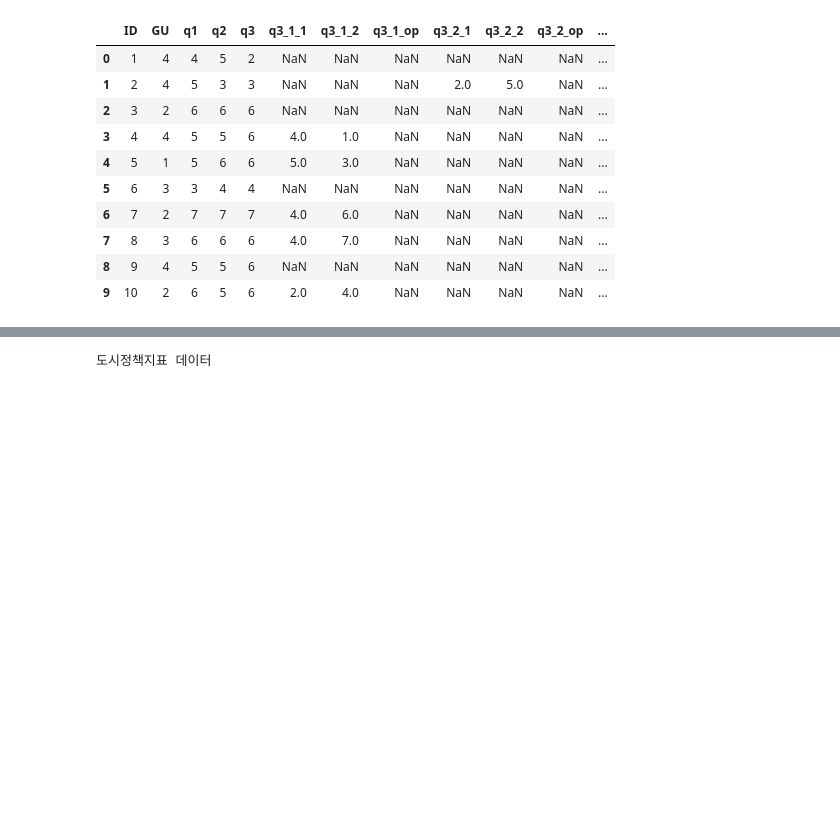
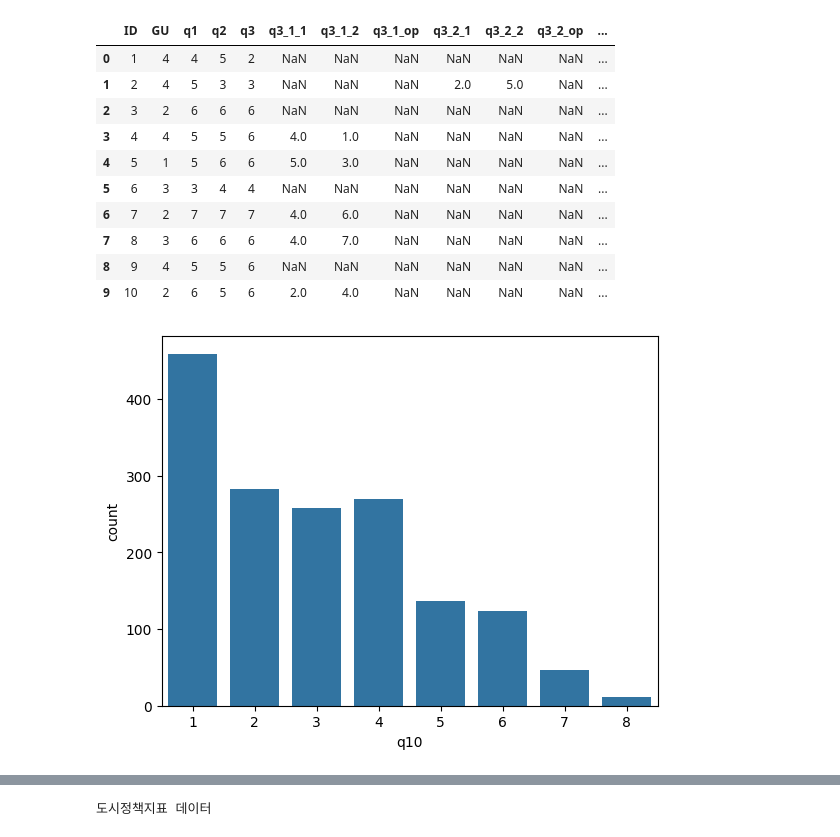
Before and after one commit to HOYUN-Y/Data_projects, a Jupyter notebook: dacon_sri_suwon_data_analysis/[Dacon] 공공데이터를 활용 수원시 정책 제안.ipynb, the cells around one changed output, grey strips where cells are left out. Saved outputs shown, nothing was run; the diff lists cells and outputs as text; code cells hidden in the pictures; blank space fills up the shorter version.

```diff
--- a/dacon_sri_suwon_data_analysis/[Dacon] 공공데이터를 활용 수원시 정책 제안.ipynb
+++ b/dacon_sri_suwon_data_analysis/[Dacon] 공공데이터를 활용 수원시 정책 제안.ipynb
@@ -100,3 +153,8 @@ display(survey_2025_2.head(10))
 | 7 | 8 | 3 | 6 | 6 | 6 | 4.0 | 7.0 | NaN | NaN | NaN | NaN | ... |
 | 8 | 9 | 4 | 5 | 5 | 6 | NaN | NaN | NaN | NaN | NaN | NaN | ... |
 | 9 | 10 | 2 | 6 | 5 | 6 | 2.0 | 4.0 | NaN | NaN | NaN | NaN | ... |
+# %%
+sns.countplot(x='q10', data=survey_2025_2)
+plt.show()
+# %% [output]
+[figure, added]
```
Also changed, not shown: parts of 13 cells of this notebook, 1 other file.
